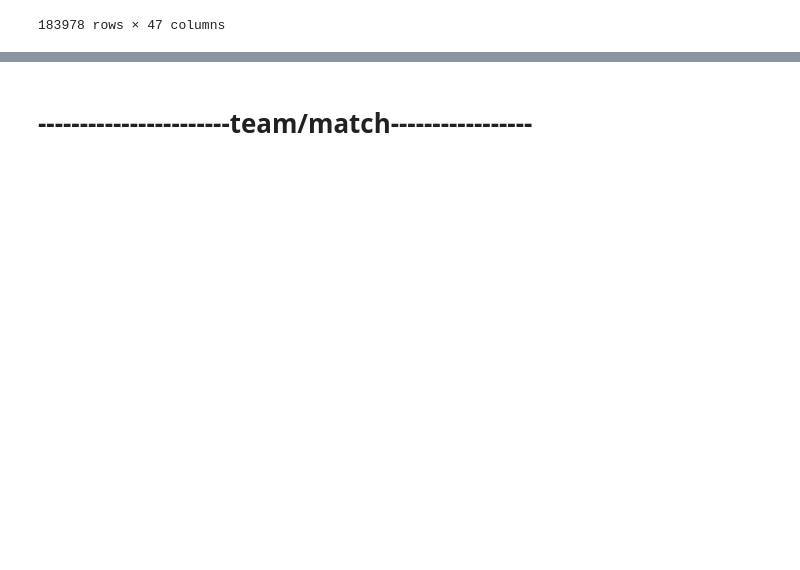
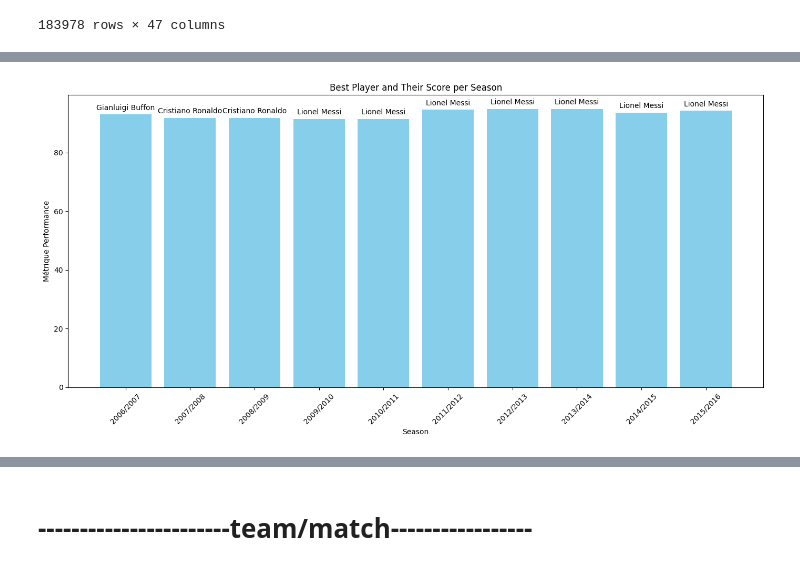
Before and after one commit to rahiqi-al/football-_clustering, a Jupyter notebook: general_vis.ipynb, the cells around one changed output, grey strips where cells are left out. Drawn from its saved outputs; the diff is of its cells as text; code cells hidden in the pictures; blank space fills up the shorter version.

```diff
--- a/general_vis.ipynb
+++ b/general_vis.ipynb
@@ -34,3 +35,5 @@ df_player
 | 183976 | 11075 | Zvjezdan Misimovic | 1982-06-05 00:00:00 | 180.34 | 176 | 183977 | 39902 | 2007-08-30 | 78.0 | ... |
 | 183977 | 11075 | Zvjezdan Misimovic | 1982-06-05 00:00:00 | 180.34 | 176 | 183978 | 39902 | 2007-02-22 | 80.0 | ... |
 183978 rows × 47 columns
+# %%
+df_player['metrique_performance']=df_player['overall_rating']*0.7+df_player['potential']*0.3
@@ -36,0 +54,8 @@ df_player
+# %%
+def plus_performants(group):
+    sorted_group = group.sort_values(by='metrique_performance', ascending=False)
+    # display(sorted_group)
+    return sorted_group.head(1)
+
+
+df_player_plus_performants = df_player.groupby('season').apply(plus_performants).reset_index(drop=True)
@@ -36,0 +77,21 @@ df_player
+# %%
+import matplotlib.pyplot as plt
+
+plt.figure(figsize=(14, 7))
+plt.bar(df_player_plus_performants['season'].astype(str), df_player_plus_performants['metrique_performance'], color='skyblue')
+
+# Adding player names above the bars
+for _, row in df_player_plus_performants.iterrows():
+    plt.text(row['season'], row['metrique_performance'] + 1, row['player_name'], ha='center', va='bottom')
+
+# Adding labels and title
+plt.xlabel('Season')
+plt.ylabel('Métrique Performance')
+plt.title('Best Player and Their Score per Season')
+plt.xticks(rotation=45)  # Rotate x-axis labels for better visibility
+
+# Show the plot
+plt.tight_layout()
+plt.show()
+# %% [output]
+[figure, added]
```
Also changed, not shown: parts of 17 cells of this notebook, 1 other file.
